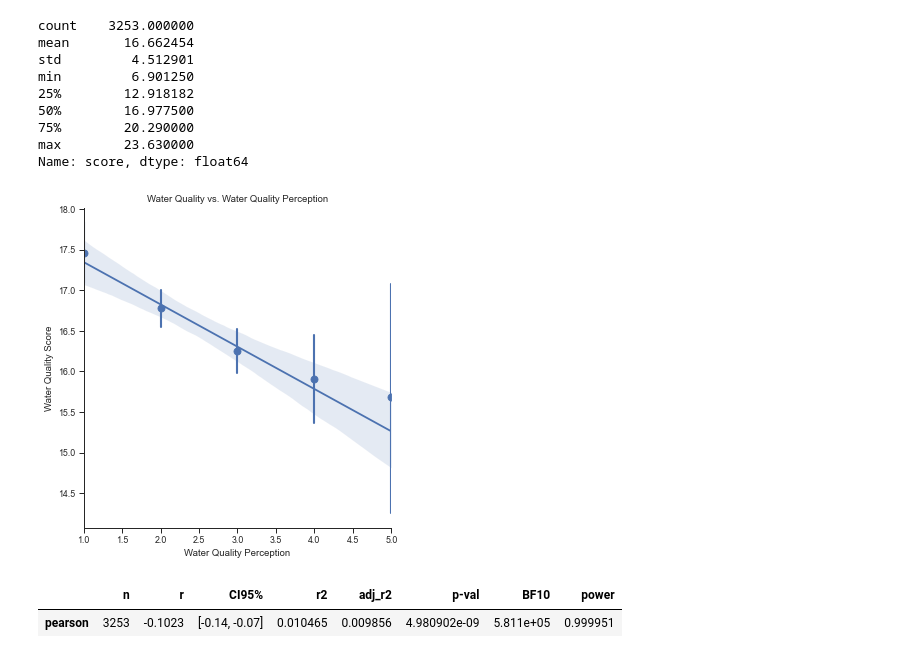
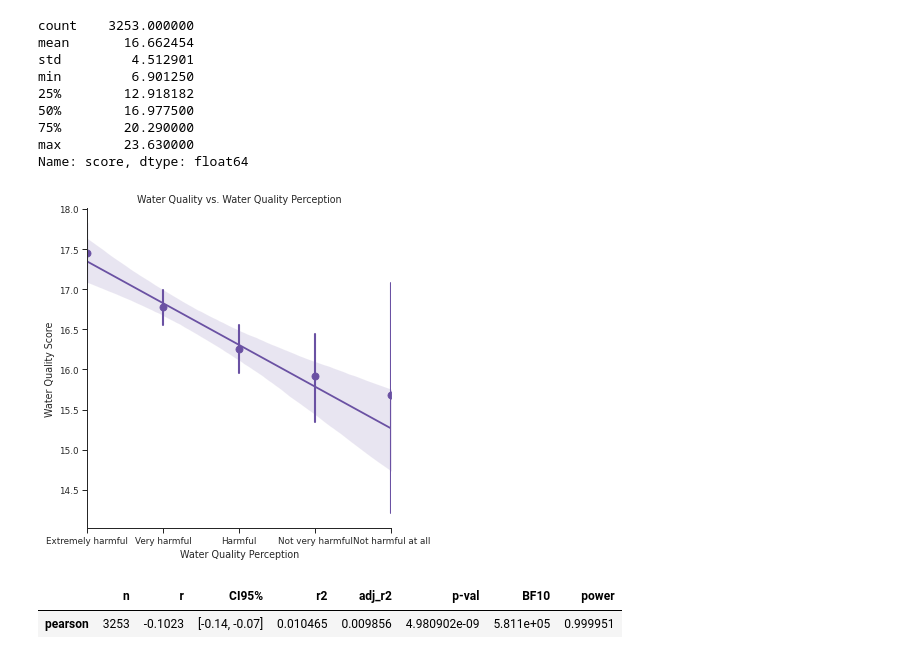
Before and after one commit to wrynearson/china-water, a Jupyter notebook: src/thesis_analysis_pure.ipynb, the cells around one changed output. Cells and saved outputs as stored; diff of their text form; code cells hidden in the pictures.

Commit message:
Updated graphs

```diff
--- a/src/thesis_analysis_pure.ipynb
+++ b/src/thesis_analysis_pure.ipynb
@@ -48,10 +48,13 @@ pd.set_option('display.max_columns', None)
 # %%
 # Set the standard theme for plots
 sns.set_theme(
-    # palette='twilight'
-    )
-sns.set_style("ticks")
-sns.set_context("paper") #scale of plots
+    # palette='PuOr_r',
+    style="ticks",
+    context='paper', #scale of fonts, etc.
+    font='DejaVu Sans')
+
+sns.set_palette('Purples_r', 3)
+#mpl.rcParams['font.family'] = 'DejaVu Sans'
 # %% [markdown]
 Load CGSS (social survey) data from a Stata file
 # %%
@@ -129,0 +146,2 @@ a7a_labels = {'No Education':1, 'Private School':2, 'Primary School':3, 'Junior
+# %%
+l14d_labels = {"Extremely harmful":1, "Very harmful":2, "Harmful":3, "Not very harmful":4, "Not harmful at all":5}
@@ -155,14 +175,18 @@ Name: score, dtype: float64
 # %%
 h1_fig1 = sns.lmplot(
     data=cgss_wq_l14d,
     x = 'l14d',
     y = 'score',
     x_estimator=np.mean,
     )
 h1_fig1.set(xlabel='Water Quality Perception', ylabel='Water Quality Score', title='Water Quality vs. Water Quality Perception')
+
+h1_fig1.ax.set_xticks([1,2,3,4,5])
+h1_fig1.set_xticklabels(l14d_labels)
+
 h1_fig1.savefig('outputs/h1_fig1.png', dpi=600)
 # %% [output]
-[figure, old version]
+[figure, new version]
 # %%
 pi.corr(x=cgss_wq_l14d['score'], y=cgss_wq_l14d['l14d'])
 # %% [output]
```
Also changed, not shown: parts of 45 cells of this notebook, 32 other files.
